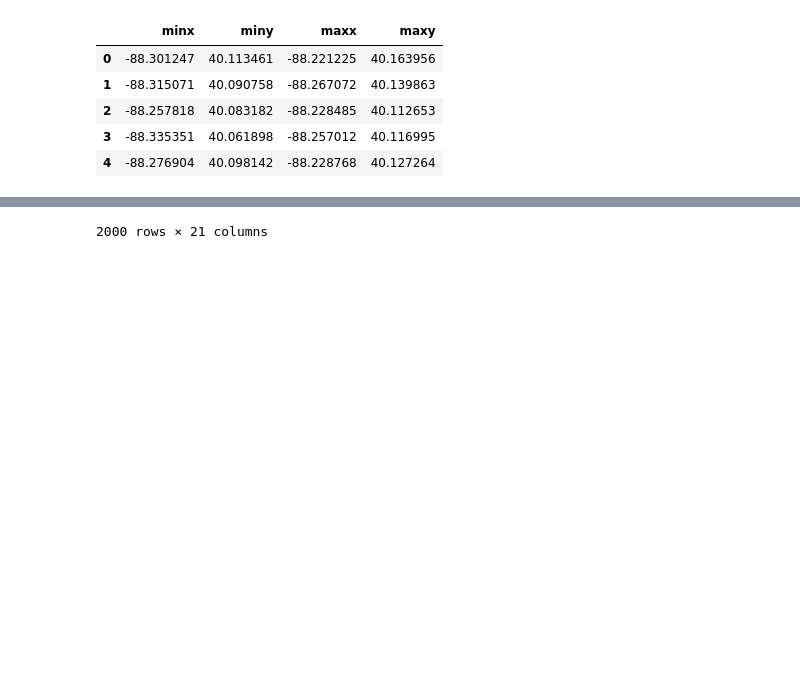
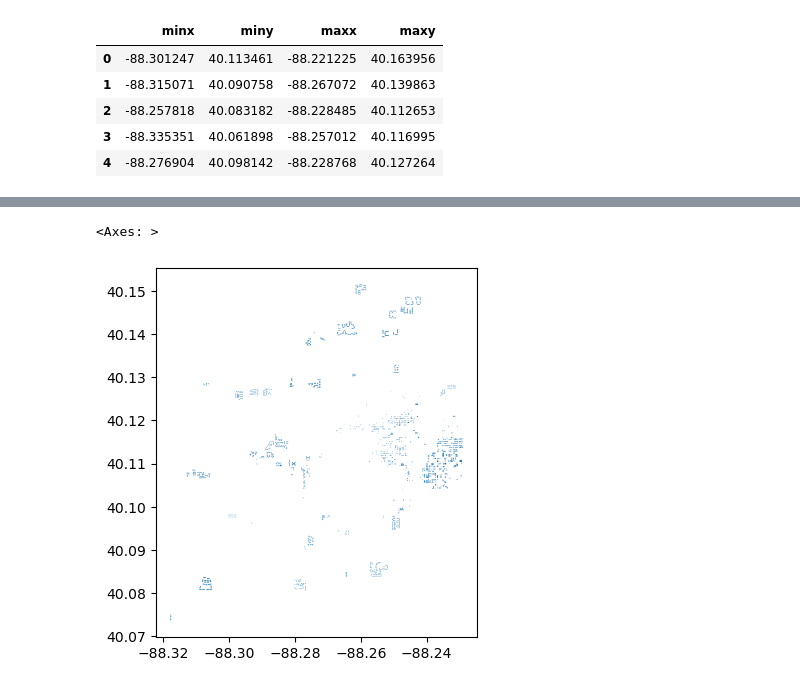
Before and after one commit to UIUC-iSchool-DataViz/is445_obuobg_spring2026, a Jupyter notebook: week07/inClass_week07.ipynb, the cells around one changed output, grey strips where cells are left out. Cells and saved outputs as stored; diff of their text form; code cells hidden in the pictures; blank space fills up the shorter version.

```diff
--- a/week07/inClass_week07.ipynb
+++ b/week07/inClass_week07.ipynb
@@ -211,5 +211,5 @@ gdf_councils.bounds
 # %%
 gdf_apts = geopandas.read_file('https://gisportal.champaignil.gov/ms/rest/services/Open_Data/Open_Data/MapServer/8/query?outFields=*&where=1%3D1&f=geojson')
 # %%
-gdf_apts
+gdf_apts.plot()
 # %% [output]
@@ -228 +216,2 @@ gdf_apts
-2000 rows × 21 columns
+<Axes: >
+[figure, added]
```
Also changed, not shown: parts of 1 cell of this notebook.
